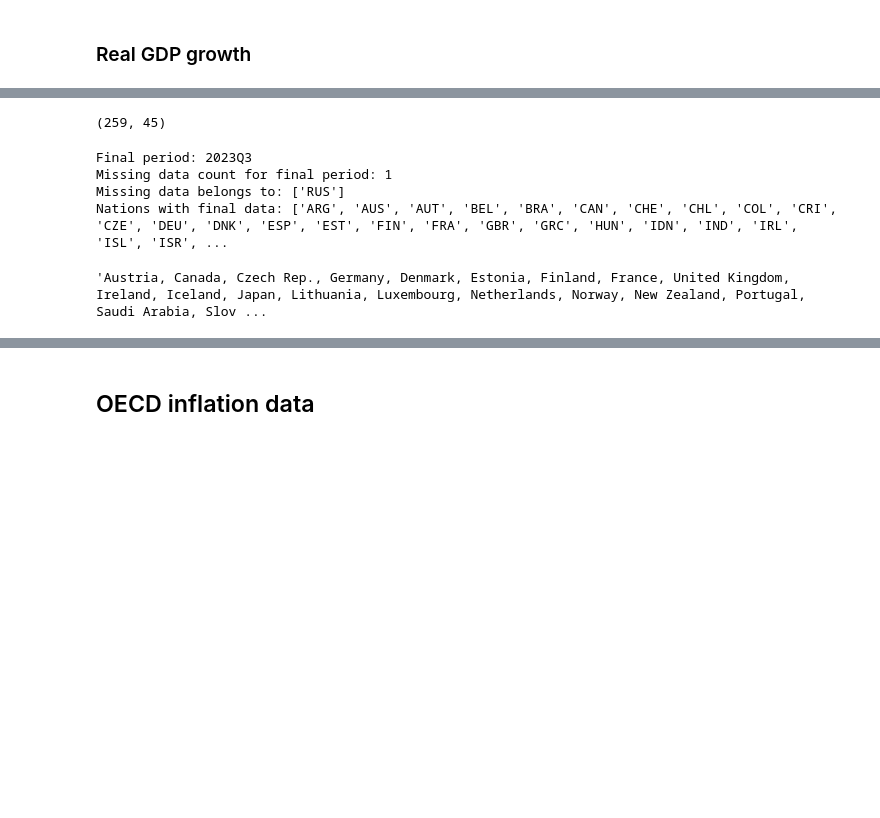
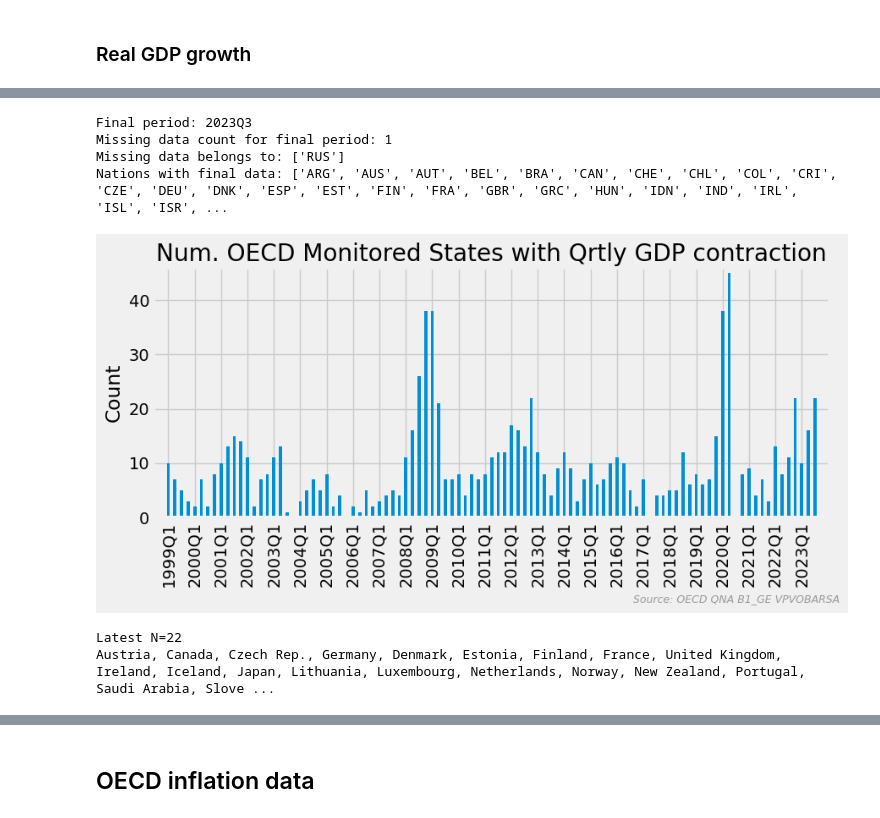
Before and after one commit to bpalmer4/Charts-based-on-ABS-data, a Jupyter notebook: notebooks/OECD international comparisons.ipynb, the cells around one changed output, grey strips where cells are left out. Saved outputs shown, nothing was run; the diff lists cells and outputs as text; code cells hidden in the pictures; blank space fills up the shorter version.

```diff
--- a/notebooks/OECD international comparisons.ipynb
+++ b/notebooks/OECD international comparisons.ipynb
@@ -242,9 +179,8 @@ def annualise_percentages(series: pd.Series, periods: int = 12) -> pd.Series:
     return annual
 # %%
 def percent_change(
-    data: pd.Series | pd.DataFrame,
-    periods: int
- ) -> pd.Series | pd.DataFrame:
+    data: pd.Series | pd.DataFrame, periods: int
+) -> pd.Series | pd.DataFrame:
     """Calculate an n-periods percentage change."""
 
     return (data / data.shift(periods) - 1) * 100
@@ -364,11 +331,6 @@ rgdp_qtr_growth.tail()
 | 2023Q1 | 0.809382 | 0.533363 | 0.091308 | 0.413038 | 1.439727 | 0.610026 | 0.309544 | 0.546971 | 2.171743 | 0.601065 | 0.087157 | ... |
 | 2023Q2 | -2.727763 | 0.438746 | -1.109172 | 0.332988 | 0.984869 | 0.338964 | -0.127102 | -0.348748 | -0.988242 | 1.702031 | 0.110628 | ... |
 | 2023Q3 | 2.723691 | 0.211975 | -0.518949 | 0.402334 | 0.144538 | -0.266630 | 0.270638 | 0.331249 | 0.238777 | 1.326593 | -0.525715 | ... |
-# %%
-# diagnostics
-rgdp_qtr_growth.shape
-# %% [output]
-(259, 45)
 # %%
 # check for missing data in the final period ...
 final_row = rgdp.iloc[-1]
@@ -384,24 +346,32 @@ Missing data count for final period: 1
 Missing data belongs to: ['RUS']
 Nations with final data: ['ARG', 'AUS', 'AUT', 'BEL', 'BRA', 'CAN', 'CHE', 'CHL', 'COL', 'CRI', 'CZE', 'DEU', 'DNK', 'ESP', 'EST', 'FIN', 'FRA', 'GBR', 'GRC', 'HUN', 'IDN', 'IND', 'IRL', 'ISL', 'ISR', ...
 # %%
-# GDP identify/count quarterly contractions
-contractions = rgdp_qtr_growth < 0
-contraction_count = contractions.sum(axis=1)
+def plot_contractions():
+    # GDP identify/count quarterly contractions
+    contractions = rgdp_qtr_growth < 0
+    contraction_count = contractions.sum(axis=1)
 
-start = pd.Period("1999Q1", freq="Q")
-title = "Num. OECD Monitored States with Qrtly GDP contraction"
-ax = contraction_count[contraction_count.index >= start].plot.bar()
-ax.set_xticks(ax.get_xticks()[::4])
-finalise_plot(
-    ax,
-    title=title,
-    ylabel="Count",
-    rfooter=rfooter,
-    show=SHOW,
-)
+    start = pd.Period("1999Q1", freq="Q")
+    title = "Num. OECD Monitored States with Qrtly GDP contraction"
+    ax = contraction_count[contraction_count.index >= start].plot.bar()
+    ax.set_xticks(ax.get_xticks()[::4])
+    finalise_plot(
+        ax,
+        title=title,
+        ylabel="Count",
+        rfooter=rgdp_rfooter,
+        show=SHOW,
+    )
+
+    # print nations in contraction
+    print(f"Latest N={contraction_count.iloc[-1]}")
+    print(", ".join([location_map[x] for x in contractions
+                   .iloc[-1][contractions.iloc[-1]].index]))
+
+
+plot_contractions()
+# %% [output]
+[figure, added]
+Latest N=22
+Austria, Canada, Czech Rep., Germany, Denmark, Estonia, Finland, France, United Kingdom, Ireland, Iceland, Japan, Lithuania, Luxembourg, Netherlands, Norway, New Zealand, Portugal, Saudi Arabia, Slove ...
-# %%
-# List nations in contraction at last quarter
-", ".join([location_map[x] for x in contractions.iloc[-1][contractions.iloc[-1]].index])
-# %% [output]
-'Austria, Canada, Czech Rep., Germany, Denmark, Estonia, Finland, France, United Kingdom, Ireland, Iceland, Japan, Lithuania, Luxembourg, Netherlands, Norway, New Zealand, Portugal, Saudi Arabia, Slov ...
 # %%
```
Also changed, not shown: parts of 28 cells of this notebook.
